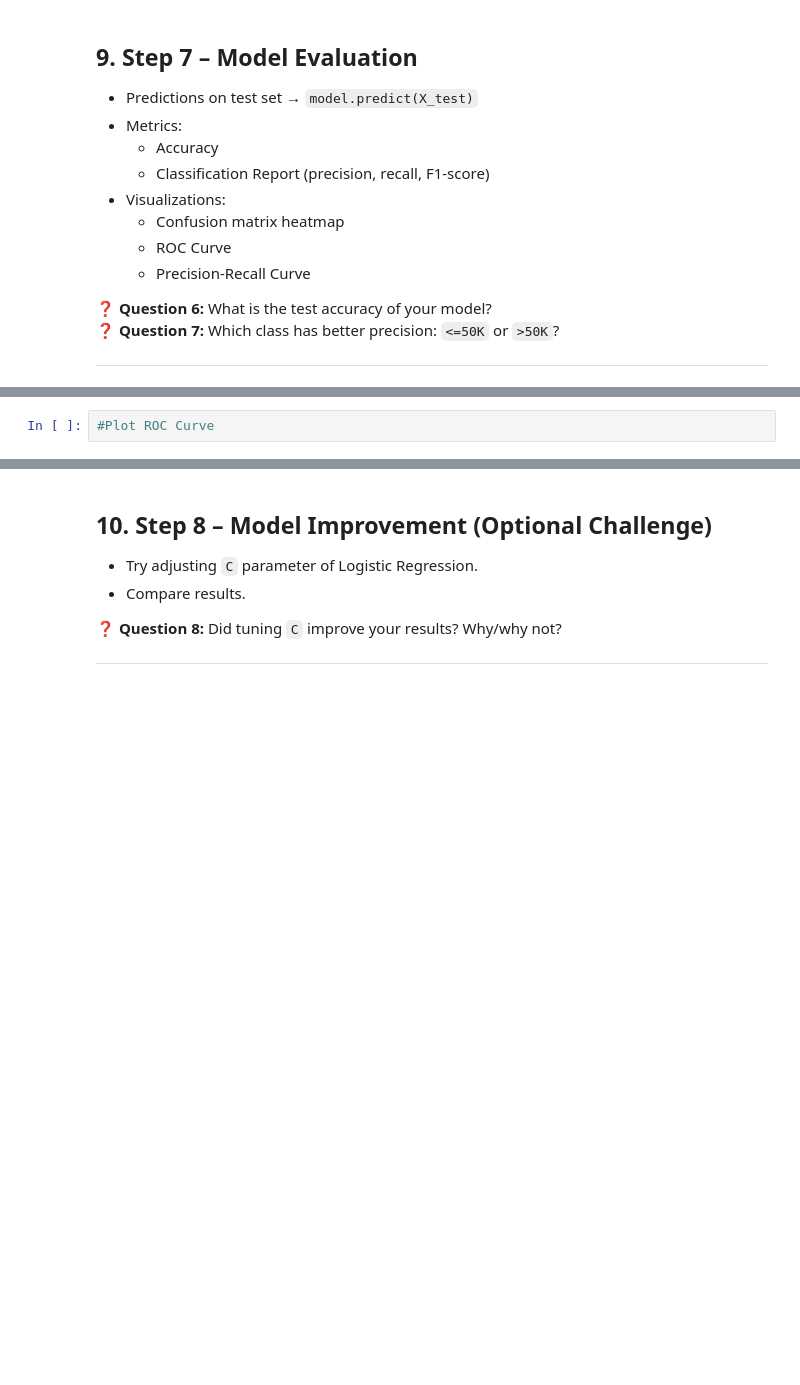
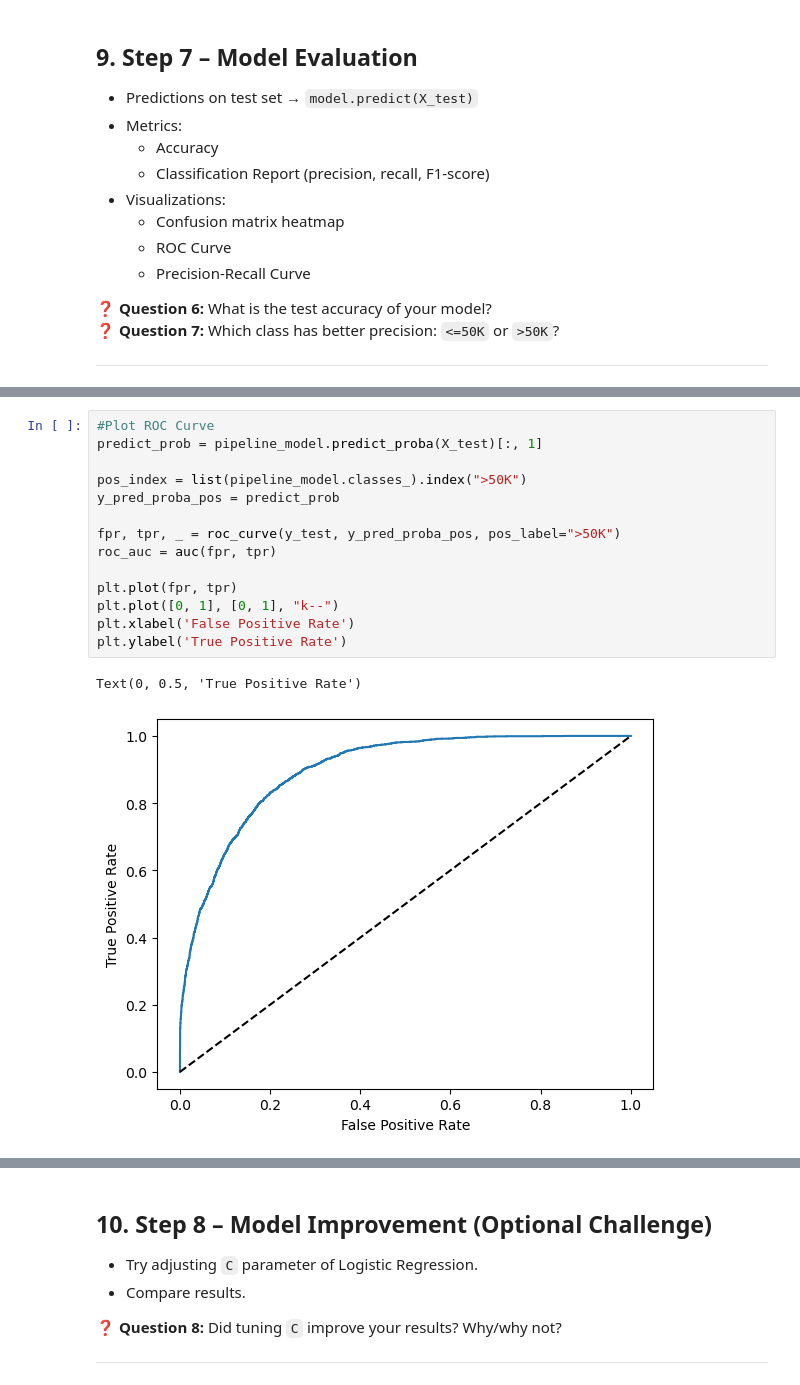
Before and after one commit to LittleVigney/COMPX310, a Jupyter notebook: Lab/Lab3/Lab3.ipynb, the cells around one changed output, grey strips where cells are left out. Cells and saved outputs as stored; diff of their text form; blank space fills up the shorter version.

```diff
--- a/Lab/Lab3/Lab3.ipynb
+++ b/Lab/Lab3/Lab3.ipynb
@@ -398,4 +443,19 @@ Index(['education', 'marital-status', 'relationship', 'race', 'gender'], dtype='
 # %%
 #Plot ROC Curve
+predict_prob = pipeline_model.predict_proba(X_test)[:, 1]
+
+pos_index = list(pipeline_model.classes_).index(">50K")
+y_pred_proba_pos = predict_prob
+
+fpr, tpr, _ = roc_curve(y_test, y_pred_proba_pos, pos_label=">50K")
+roc_auc = auc(fpr, tpr)
+
+plt.plot(fpr, tpr)
+plt.plot([0, 1], [0, 1], "k--")
+plt.xlabel('False Positive Rate')
+plt.ylabel('True Positive Rate')
+# %% [output]
+Text(0, 0.5, 'True Positive Rate')
+[figure, added]
 # %%
 # Plot Precision-Recall Curve
```
Also changed, not shown: parts of 16 cells of this notebook, 3 other files.
